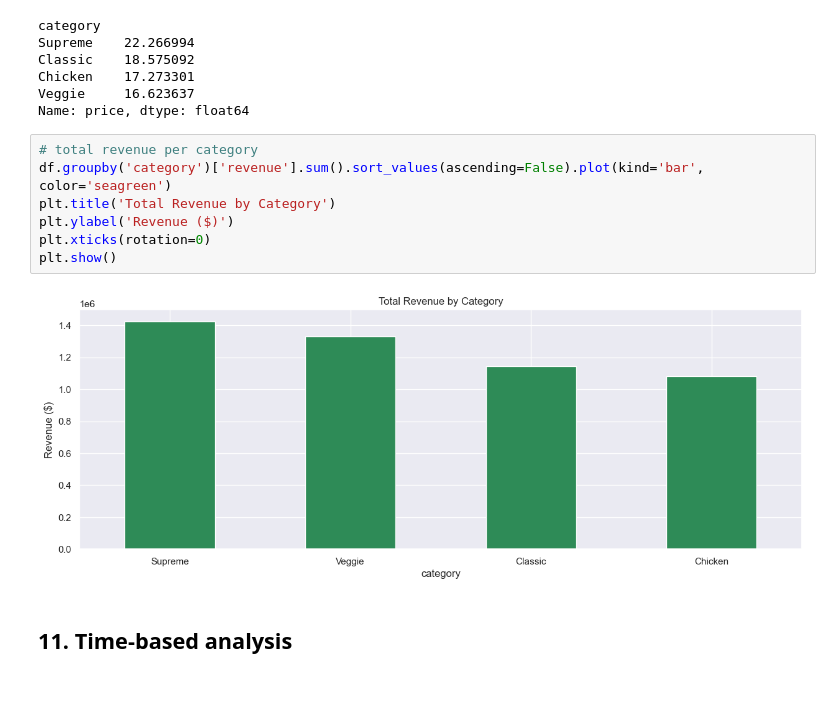
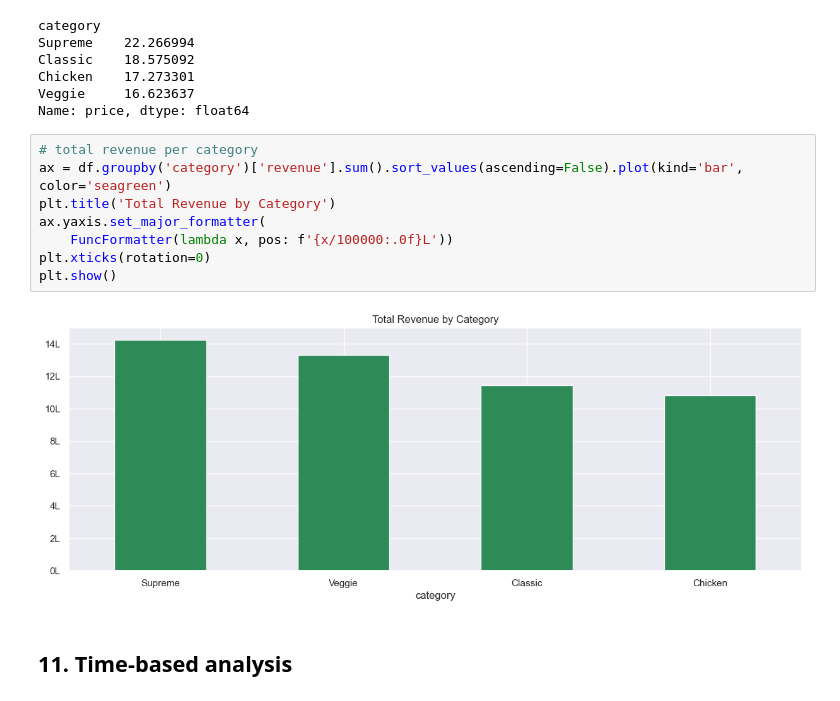
Before and after one commit to tabish022/pizza-sales-python-eda, a Jupyter notebook: pizza_sales_eda.ipynb, the cells around one changed output. Cells and saved outputs as stored; diff of their text form.

```diff
--- a/pizza_sales_eda.ipynb
+++ b/pizza_sales_eda.ipynb
@@ -365,13 +365,14 @@ Veggie     16.623637
 Name: price, dtype: float64
 # %%
 # total revenue per category
-df.groupby('category')['revenue'].sum().sort_values(ascending=False).plot(kind='bar', color='seagreen')
+ax = df.groupby('category')['revenue'].sum().sort_values(ascending=False).plot(kind='bar', color='seagreen')
 plt.title('Total Revenue by Category')
-plt.ylabel('Revenue ($)')
+ax.yaxis.set_major_formatter(
+    FuncFormatter(lambda x, pos: f'{x/100000:.0f}L'))
 plt.xticks(rotation=0)
 plt.show()
 # %% [output]
-[figure, old version]
+[figure, new version]
 # %% [markdown]
 ## 11. Time-based analysis
 # %%
```
Also changed, not shown: parts of 2 cells of this notebook, 4 other files.
